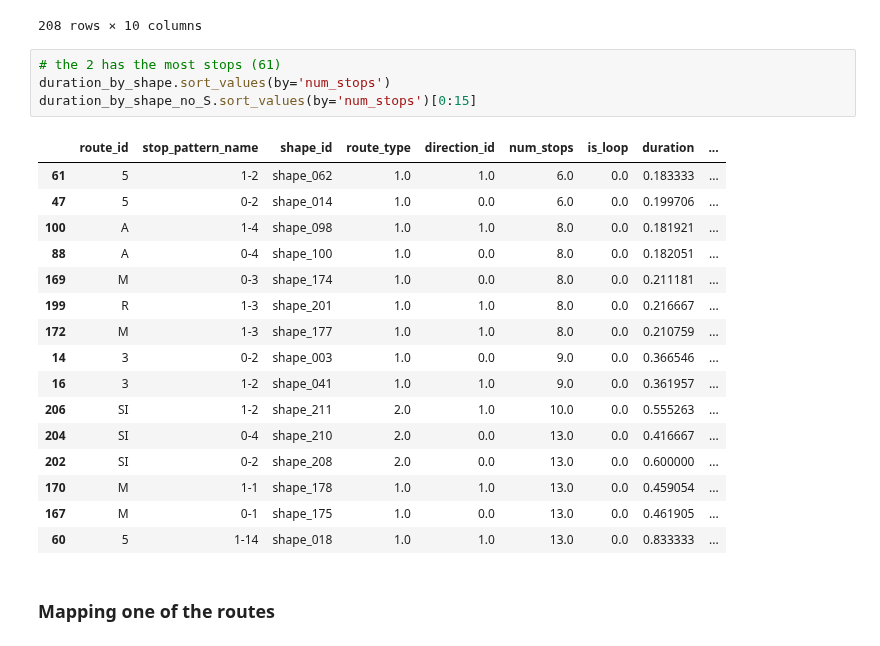
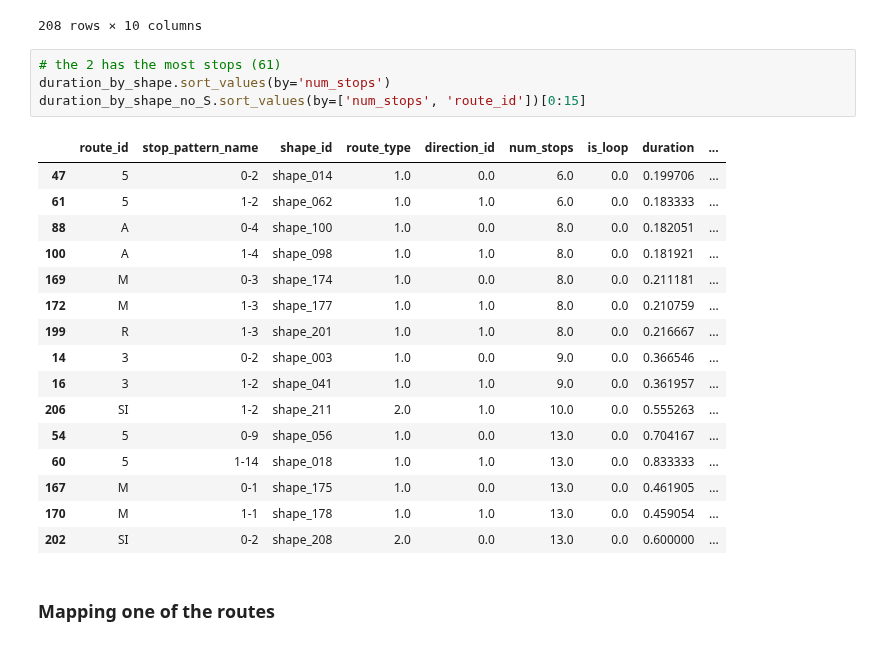
Before and after one commit to gregfeliu/NYC-Subway-Frequencies, a Jupyter notebook: Notebooks/3.Miscellaneous_Analysis.ipynb, the cells around one changed output. Cells and saved outputs as stored; diff of their text form.

```diff
--- a/Notebooks/3.Miscellaneous_Analysis.ipynb
+++ b/Notebooks/3.Miscellaneous_Analysis.ipynb
@@ -291,24 +307,24 @@ duration_by_shape_no_S.sort_values(by='duration')
 # %%
 # the 2 has the most stops (61)
 duration_by_shape.sort_values(by='num_stops')
-duration_by_shape_no_S.sort_values(by='num_stops')[0:15]
+duration_by_shape_no_S.sort_values(by=['num_stops', 'route_id'])[0:15]
 # %% [output]
 |  | route_id | stop_pattern_name | shape_id | route_type | direction_id | num_stops | is_loop | duration | ... |
+| 47 | 5 | 0-2 | shape_014 | 1.0 | 0.0 | 6.0 | 0.0 | 0.199706 | ... |
 | 61 | 5 | 1-2 | shape_062 | 1.0 | 1.0 | 6.0 | 0.0 | 0.183333 | ... |
-| 47 | 5 | 0-2 | shape_014 | 1.0 | 0.0 | 6.0 | 0.0 | 0.199706 | ... |
+| 88 | A | 0-4 | shape_100 | 1.0 | 0.0 | 8.0 | 0.0 | 0.182051 | ... |
 | 100 | A | 1-4 | shape_098 | 1.0 | 1.0 | 8.0 | 0.0 | 0.181921 | ... |
-| 88 | A | 0-4 | shape_100 | 1.0 | 0.0 | 8.0 | 0.0 | 0.182051 | ... |
 | 169 | M | 0-3 | shape_174 | 1.0 | 0.0 | 8.0 | 0.0 | 0.211181 | ... |
+| 172 | M | 1-3 | shape_177 | 1.0 | 1.0 | 8.0 | 0.0 | 0.210759 | ... |
 | 199 | R | 1-3 | shape_201 | 1.0 | 1.0 | 8.0 | 0.0 | 0.216667 | ... |
-| 172 | M | 1-3 | shape_177 | 1.0 | 1.0 | 8.0 | 0.0 | 0.210759 | ... |
 | 14 | 3 | 0-2 | shape_003 | 1.0 | 0.0 | 9.0 | 0.0 | 0.366546 | ... |
 | 16 | 3 | 1-2 | shape_041 | 1.0 | 1.0 | 9.0 | 0.0 | 0.361957 | ... |
 | 206 | SI | 1-2 | shape_211 | 2.0 | 1.0 | 10.0 | 0.0 | 0.555263 | ... |
-| 204 | SI | 0-4 | shape_210 | 2.0 | 0.0 | 13.0 | 0.0 | 0.416667 | ... |
+| 54 | 5 | 0-9 | shape_056 | 1.0 | 0.0 | 13.0 | 0.0 | 0.704167 | ... |
+| 60 | 5 | 1-14 | shape_018 | 1.0 | 1.0 | 13.0 | 0.0 | 0.833333 | ... |
+| 167 | M | 0-1 | shape_175 | 1.0 | 0.0 | 13.0 | 0.0 | 0.461905 | ... |
+| 170 | M | 1-1 | shape_178 | 1.0 | 1.0 | 13.0 | 0.0 | 0.459054 | ... |
 | 202 | SI | 0-2 | shape_208 | 2.0 | 0.0 | 13.0 | 0.0 | 0.600000 | ... |
-| 170 | M | 1-1 | shape_178 | 1.0 | 1.0 | 13.0 | 0.0 | 0.459054 | ... |
-| 167 | M | 0-1 | shape_175 | 1.0 | 0.0 | 13.0 | 0.0 | 0.461905 | ... |
-| 60 | 5 | 1-14 | shape_018 | 1.0 | 1.0 | 13.0 | 0.0 | 0.833333 | ... |
 # %% [markdown]
 ### Mapping one of the routes
 # %%
```
Also changed, not shown: parts of 12 cells of this notebook.
